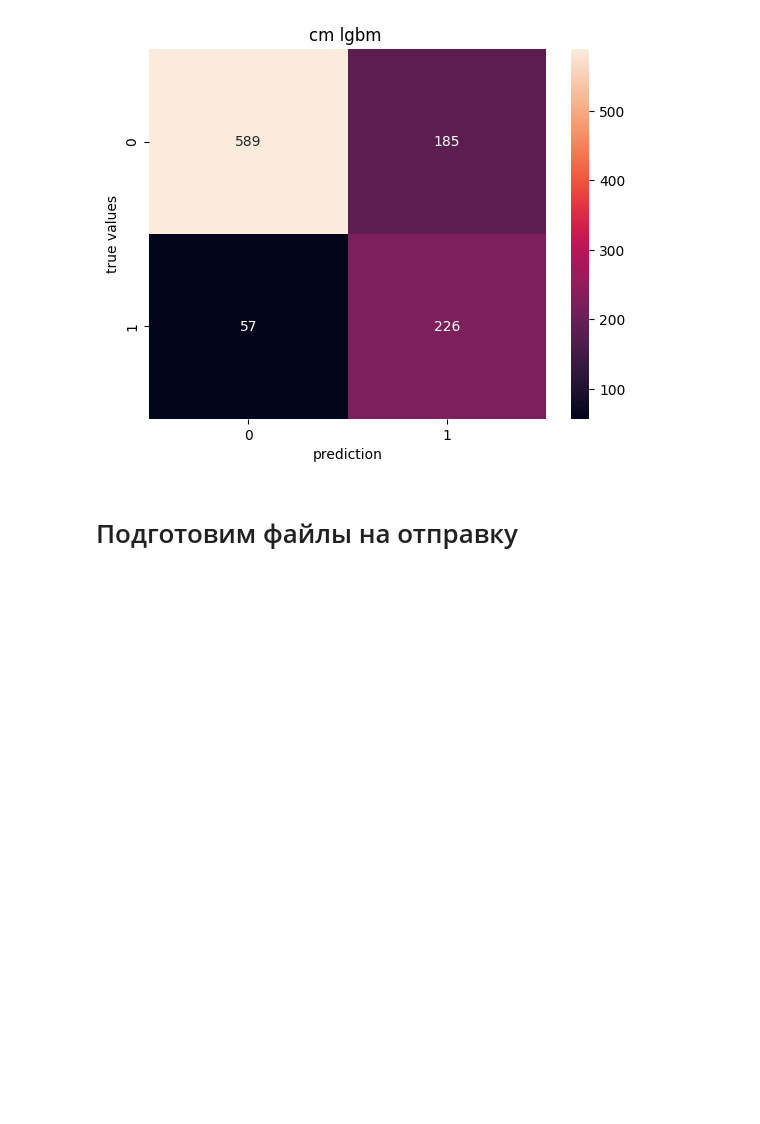
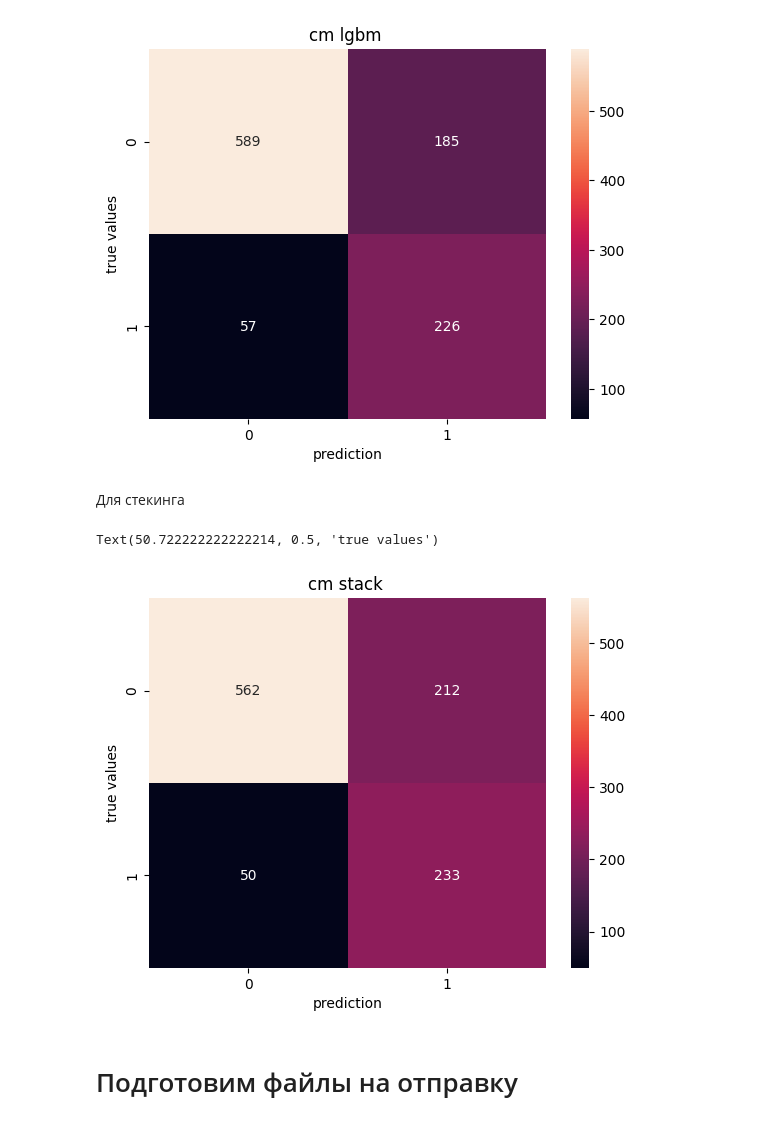
Before and after one commit to Chillibumbik/ML_study, a Jupyter notebook: first_practical_task/classif.ipynb, the cells around one changed output. Saved outputs shown, nothing was run; the diff lists cells and outputs as text; code cells hidden in the pictures; blank space fills up the shorter version.

```diff
--- a/first_practical_task/classif.ipynb
+++ b/first_practical_task/classif.ipynb
@@ -301,6 +301,6 @@ roc_auc_score(test_y, knn_model.predict(test_x))
 # %%
 from sklearn.linear_model import LogisticRegression
 
-logr_model = LogisticRegression(max_iter=400, class_weight={0:1, 1:3}) # вручную подобрал значения баланса, которые подняли на процент долю правильных ответов
+logr_model = LogisticRegression(max_iter=400, class_weight={0:1, 1:3.2}) # вручную подобрал значения баланса, которые подняли на процент долю правильных ответов
 logr_model.fit(train_x, train_y)
 # %% [output]
@@ -374,6 +374,6 @@ Text(50.722222222222214, 0.5, 'true values')
 ### Обучение модели случайного леса
 # %%
 from sklearn.ensemble import RandomForestClassifier
-rfc_model = RandomForestClassifier(max_depth=11, n_estimators=15, class_weight={1:4, 0:1})
+rfc_model = RandomForestClassifier(max_depth=11, n_estimators=15, class_weight={1:4.3, 0:1})
 rfc_model.fit(train_x, train_y)
 # %% [output]
@@ -475,0 +479,14 @@ roc_auc_score(test_y, lgbm_model.predict(test_x))
+# %%
+from sklearn.ensemble import StackingClassifier
+
+st_xgb = XGBClassifier(max_depth=3, eta= 0.41, objective='binary:logistic', eval_metric='auc', scale_pos_weight=2.24)
+st_lgbm = LGBMClassifier(class_weight={1:2.4, 0:1}, max_depth=2, learning_rate=0.121, n_estimators=72, verbosity=-1 )
+st_lr = LogisticRegression(max_iter=400, class_weight={0:1, 1:3.})
+st_knn = KNeighborsClassifier(n_neighbors=20)
+st_cb = CatBoostClassifier(iterations=50, learning_rate=0.1, verbose=False, class_weights=[1, 2.5], eval_metric = 'AUC')
+st_rfc = RandomForestClassifier(max_depth=11, n_estimators=15, class_weight={1:4.3, 0:1})
+
+stack_model = StackingClassifier(estimators=[('lgbm', st_lgbm), ('xgb', st_xgb), ('knn', st_knn), ('cb', st_cb), ('rfc', st_rfc)],
+                                 final_estimator=st_lr)
+
+stack_model.fit(train_x, train_y)
@@ -537,6 +576,17 @@ plt.ylabel('true values')
 # %% [output]
 Text(50.722222222222214, 0.5, 'true values')
 [figure]
+# %% [markdown]
+Для стекинга
+# %%
+cm_st = confusion_matrix(test_y ,stack_model.predict(test_x))
+sns.heatmap(cm_st, annot=True, fmt='d')
+plt.title("cm stack ")
+plt.xlabel('prediction')
+plt.ylabel('true values')
+# %% [output]
+Text(50.722222222222214, 0.5, 'true values')
+[figure, added]
 # %% [markdown]
 # Подготовим файлы на отправку
 # %% [markdown]
```
Also changed, not shown: parts of 12 cells of this notebook, 5 other files.
